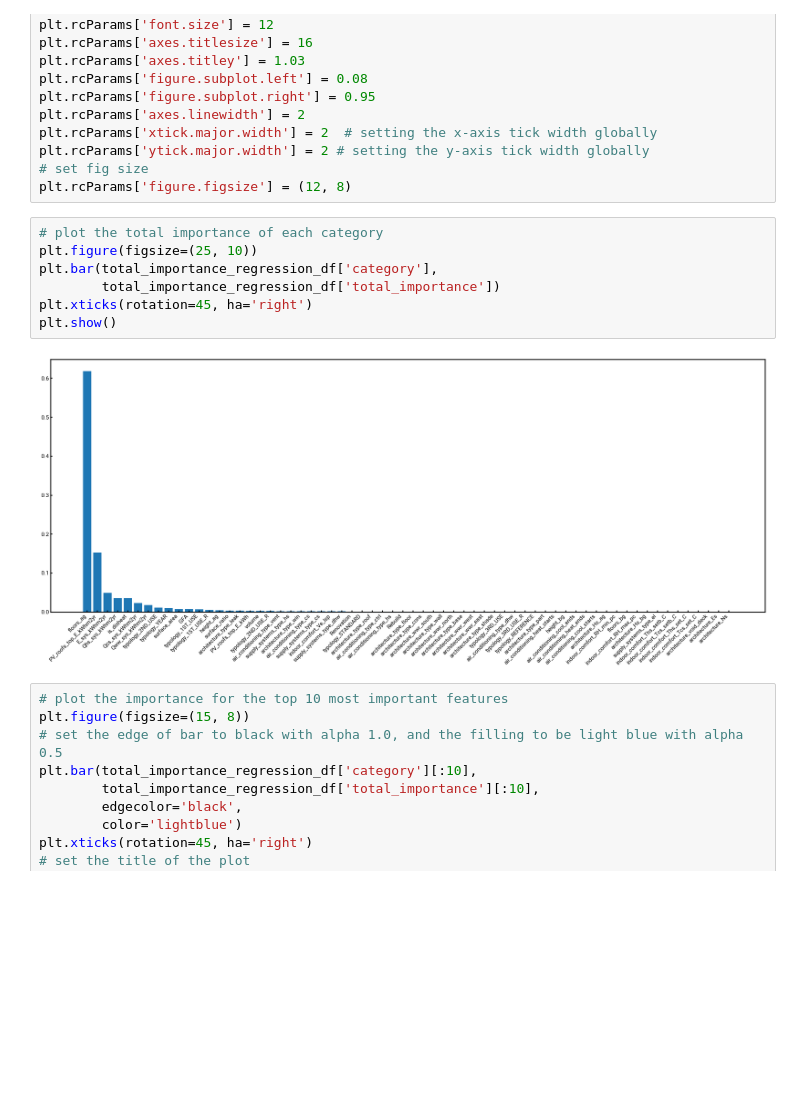
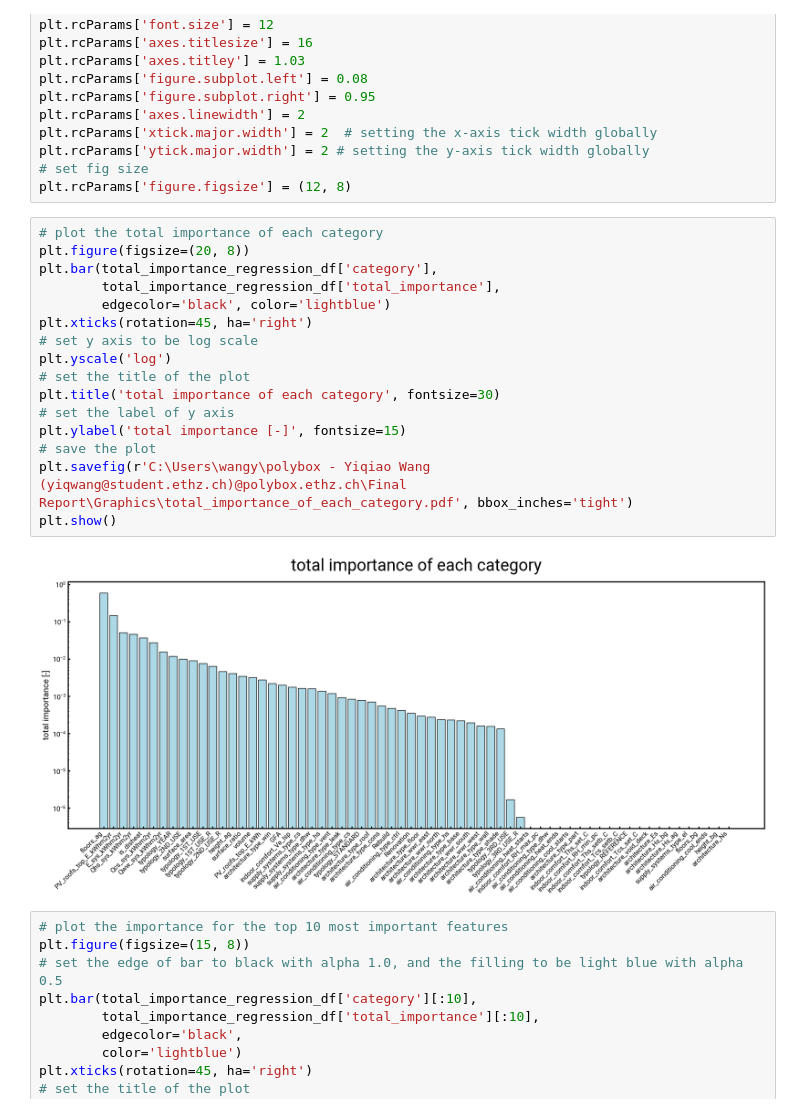
Before and after one commit to yiqiaowang-arch/calliope_optimization, a Jupyter notebook: importance_analysis.ipynb, the cells around one changed output. Cells and saved outputs as stored; diff of their text form; blank space fills up the shorter version.

Commit message:
update visualization and simplify code

```diff
--- a/importance_analysis.ipynb
+++ b/importance_analysis.ipynb
@@ -265,13 +261,22 @@ plt.rcParams['ytick.major.width'] = 2 # setting the y-axis tick width globally
 plt.rcParams['figure.figsize'] = (12, 8)
 # %%
 # plot the total importance of each category
-plt.figure(figsize=(25, 10))
+plt.figure(figsize=(20, 8))
 plt.bar(total_importance_regression_df['category'],
-        total_importance_regression_df['total_importance'])
+        total_importance_regression_df['total_importance'],
+        edgecolor='black', color='lightblue')
 plt.xticks(rotation=45, ha='right')
+# set y axis to be log scale
+plt.yscale('log')
+# set the title of the plot
+plt.title('total importance of each category', fontsize=30)
+# set the label of y axis
+plt.ylabel('total importance [-]', fontsize=15)
+# save the plot
+plt.savefig(r'C:\Users\wangy\polybox - Yiqiao Wang (yiqwang@student.ethz.ch)@polybox.ethz.ch\Final Report\Graphics\total_importance_of_each_category.pdf', bbox_inches='tight')
 plt.show()
 # %% [output]
-[figure, old version]
+[figure, new version]
 # %%
 # plot the importance for the top 10 most important features
 plt.figure(figsize=(15, 8))
```
Also changed, not shown: parts of 4 cells of this notebook, 1 other file.
